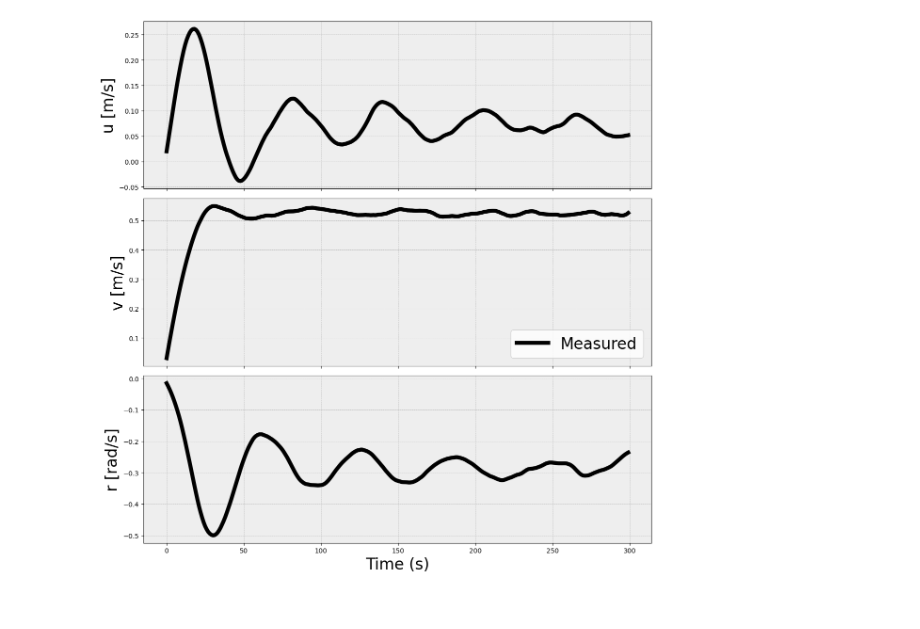
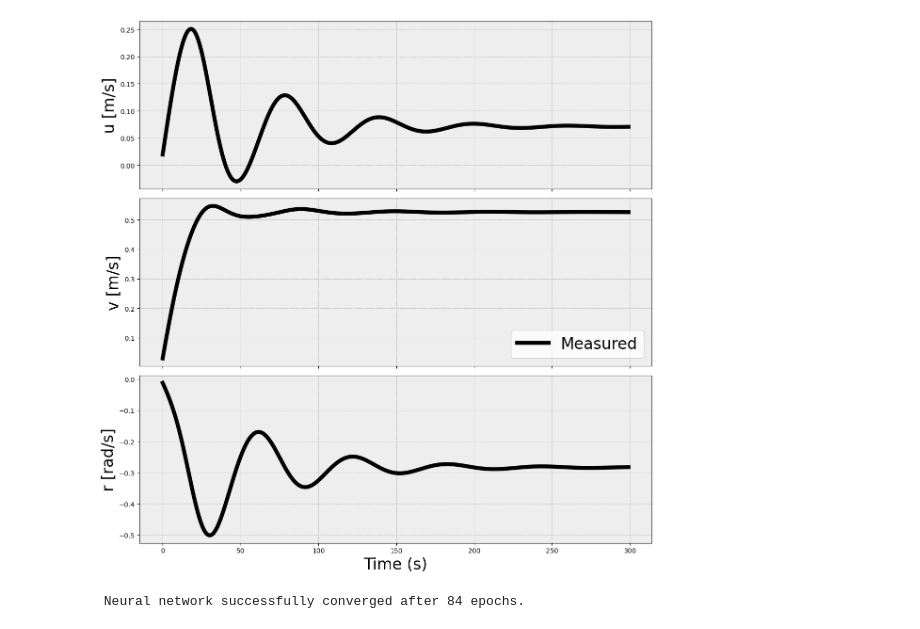
Before and after one commit to skcajs/pandora, a Jupyter notebook: notebooks/simulation_based_inference/amv/amv-expl.ipynb, the cells around one changed output. Saved outputs shown, nothing was run; the diff lists cells and outputs as text; code cells hidden in the pictures.

```diff
--- a/notebooks/simulation_based_inference/amv/amv-expl.ipynb
+++ b/notebooks/simulation_based_inference/amv/amv-expl.ipynb
@@ -31,8 +31,10 @@ num_simulations = 100000
 num_samples = 100
 t_max = 10
 num_timesteps = 64
+noise_std = 0.0025
 
-np.random.seed(4)
+# np.random.seed(4) # unsure if still need this here
+seed = 42
 
 # Generate random input signal
 x_data = np.abs(np.cumsum(np.random.rand(num_samples, num_timesteps, 1) - 0.5, axis=1))
@@ -45,7 +47,10 @@ input_signal = np.interp(t, t_data, x_data[0, :, 0])
 ts, dt = 30.0, 0.1
 steps = int(ts / dt)
 
-def amv(theta, tau_sequence=None, noise_std=0.0):
+def amv(theta, tau_sequence=None, noise_std=0.0, seed=None):
+
+    if seed is not None:
+        np.random.seed(seed)
 
     Xu, Xuu, Yv, Yvv, Yr, Nv, Nr, Nrr = theta
 
@@ -212,48 +216,47 @@ Nrr_true = -1
 
 true_params = torch.tensor([Xu_true, Xuu_true, Yv_true, Yvv_true, Yr_true, Nv_true, Nr_true, Nrr_true])
 # %%
-x_obs = amv(true_params.numpy(), noise_std=0.0025)
+x_obs = amv(true_params.numpy(), noise_std=0)
 
-x_obs = np.stack([
+true_trajectory = torch.tensor(np.stack([
     savgol_filter(x_obs[:, i], window_length=15, polyorder=3)
     for i in range(x_obs.shape[1])
-], axis=1)
-# x_obs = amv(true_params.numpy())
+], axis=1))
 # %%
-t = torch.arange(x_obs.shape[0])
+t = torch.arange(true_trajectory.shape[0])
 
 fig, axes = plt.subplots(3, 1, figsize=(12, 12), sharex=True)
 
 # Define colors
 bg_color = '#EEEEEE'
 line_width = 6
 font_size = 24
 
 # Subplot 1: u [m/s]
-axes[0].plot(t, x_obs[:, 0], '-k', linewidth=line_width, label='Measured')
+axes[0].plot(t, true_trajectory[:, 0], '-k', linewidth=line_width, label='Measured')
 axes[0].set_ylabel('u [m/s]', fontsize=font_size)
 axes[0].grid(True, which='both', linestyle='--', linewidth=0.5)
 axes[0].set_facecolor(bg_color)
 
 # Subplot 2: v [m/s]
-axes[1].plot(t, x_obs[:, 1], '-k', linewidth=line_width, label='Measured')
+axes[1].plot(t, true_trajectory[:, 1], '-k', linewidth=line_width, label='Measured')
 axes[1].set_ylabel('v [m/s]', fontsize=font_size)
 axes[1].grid(True, which='both', linestyle='--', linewidth=0.5)
 axes[1].set_facecolor(bg_color)
 axes[1].legend(fontsize=font_size)
 
 # Subplot 3: r [rad/s]
-axes[2].plot(t, x_obs[:, 2], '-k', linewidth=line_width, label='Measured')
+axes[2].plot(t, true_trajectory[:, 2], '-k', linewidth=line_width, label='Measured')
 axes[2].set_ylabel('r [rad/s]', fontsize=font_size)
 axes[2].set_xlabel('Time (s)', fontsize=font_size)
 axes[2].grid(True, which='both', linestyle='--', linewidth=0.5)
 axes[2].set_facecolor(bg_color)
 
 # Apply general figure settings
 plt.tight_layout()
 plt.show()
 # %% [output]
-[figure, old version]
+[figure, new version]
 # %%
 low = torch.tensor([
     -2.0,  # Xu
@@ -295,7 +320,9 @@ simulator_wrapper = process_simulator(simulator, prior, prior_returns_numpy)
 check_sbi_inputs(simulator_wrapper, prior)
 # %%
 inference = NPE(prior=prior)
-theta, x = simulate_for_sbi(simulator_wrapper, prior, num_simulations=num_simulations)
+theta, x = simulate_for_sbi(simulator_wrapper, prior, num_simulations=5)
 density_estimator = inference.append_simulations(theta, x).train()
+# %% [output]
+ Neural network successfully converged after 84 epochs.
 # %%
 posterior = inference.build_posterior(density_estimator)
```
Also changed, not shown: parts of 16 cells of this notebook, 2 other files.
